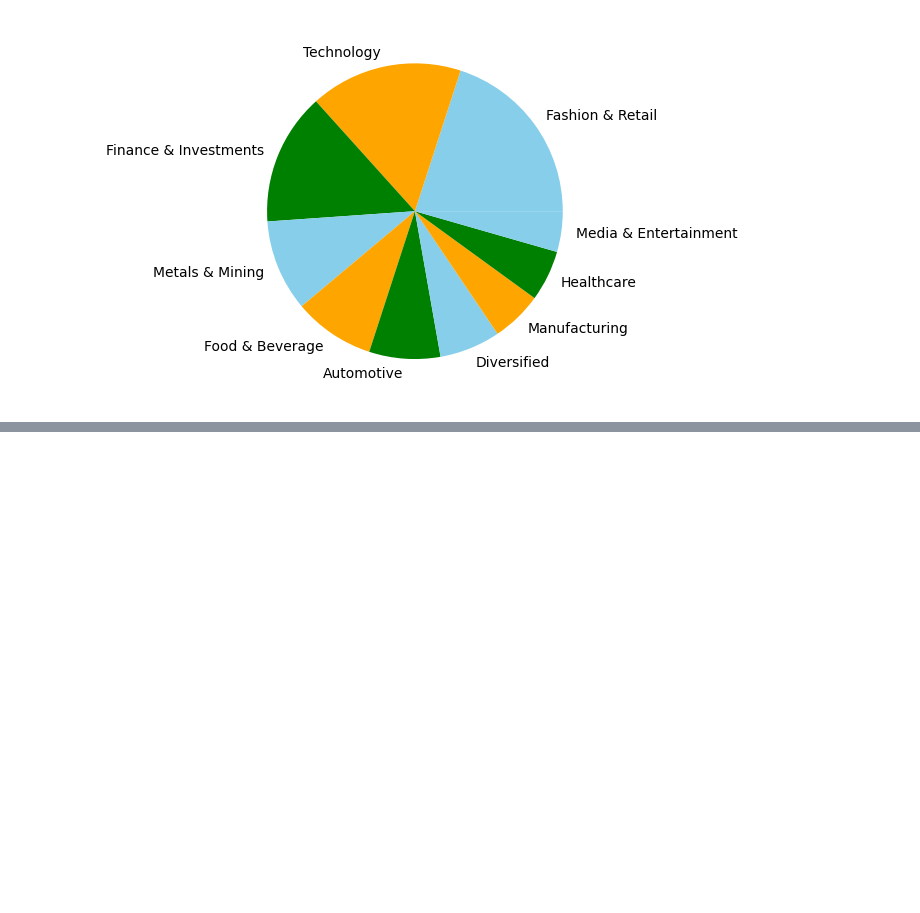
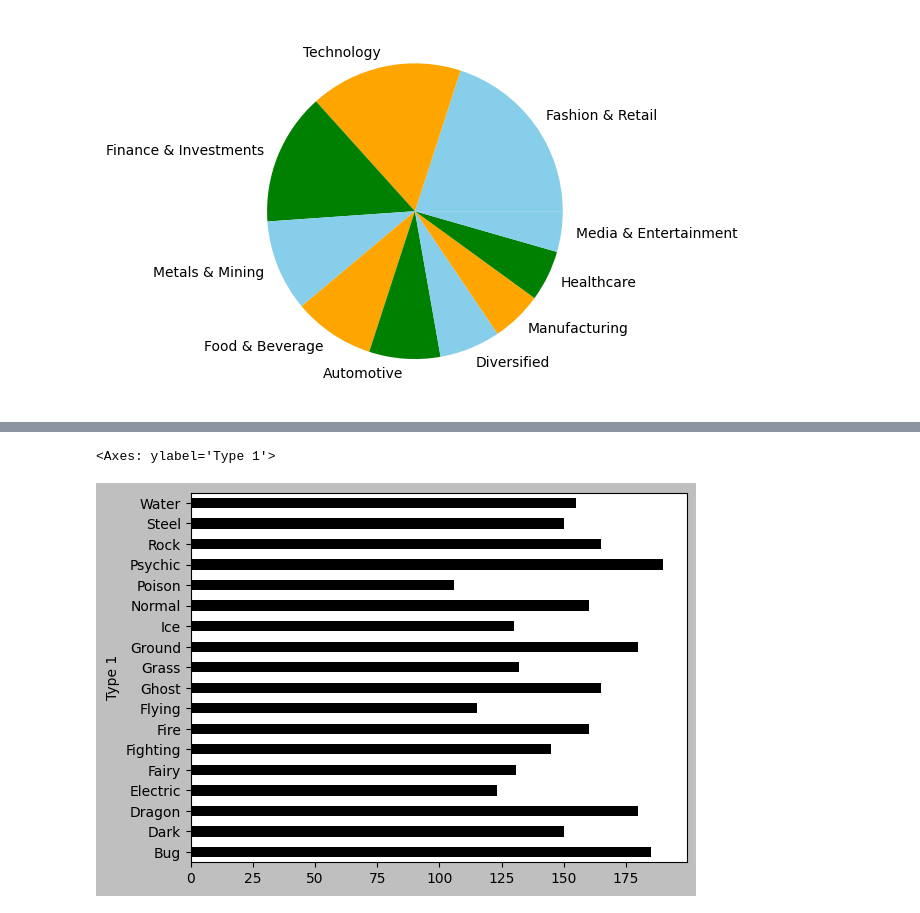
Before and after one commit to abhikr128/Pandas, a Jupyter notebook: 9_(3)matplotlib.ipynb, the cells around one changed output, grey strips where cells are left out. Cells and saved outputs as stored; diff of their text form; code cells hidden in the pictures; blank space fills up the shorter version.

```diff
--- a/9_(3)matplotlib.ipynb
+++ b/9_(3)matplotlib.ipynb
@@ -78,0 +151,6 @@ plt.show()
+# %%
+plt.style.use('grayscale')
+max_attack.plot(kind='barh')
+# %% [output]
+<Axes: ylabel='Type 1'>
+[figure, added]
```
Also changed, not shown: parts of 9 cells of this notebook.
